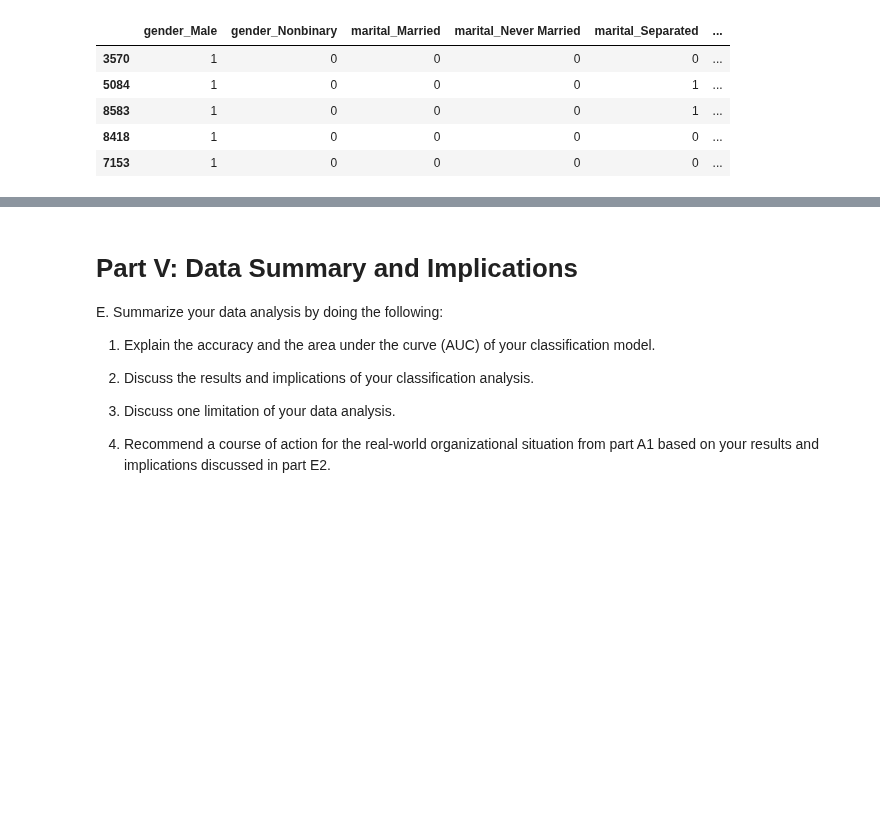
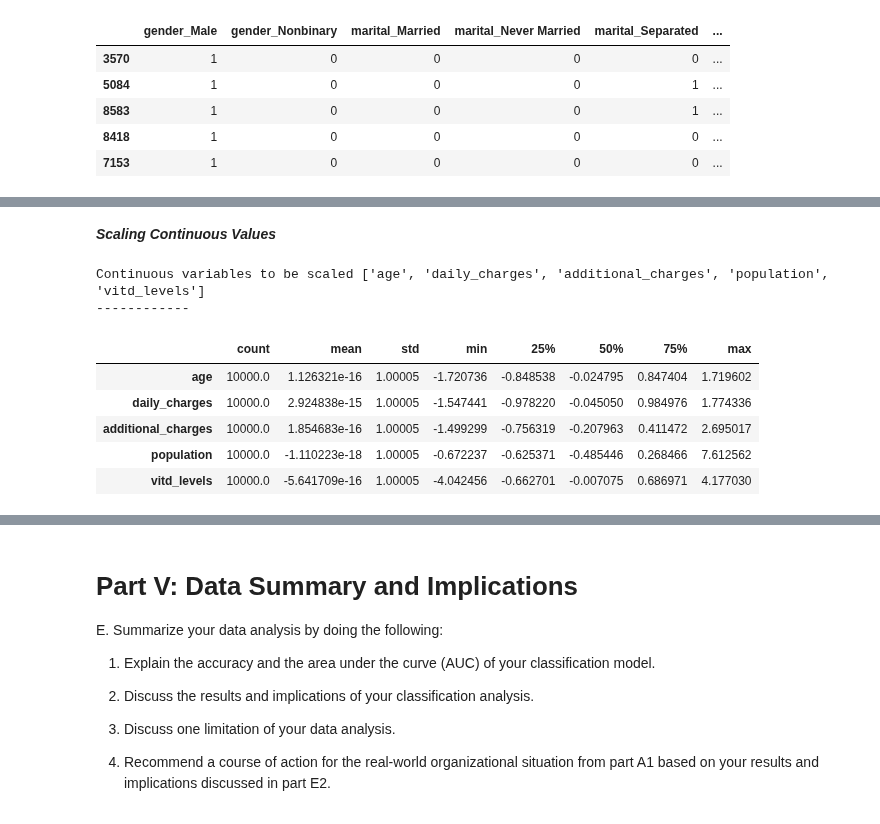
Before and after one commit to DesireeMcElroy/WGU_MSDA, a Jupyter notebook: D209-Data_Mining_I/NaiveBayes_Task1.ipynb, the cells around one changed output, grey strips where cells are left out. Saved outputs shown, nothing was run; the diff lists cells and outputs as text; code cells hidden in the pictures; blank space fills up the shorter version.

```diff
--- a/D209-Data_Mining_I/NaiveBayes_Task1.ipynb
+++ b/D209-Data_Mining_I/NaiveBayes_Task1.ipynb
@@ -284,0 +299,23 @@ There are several methods for standardizing data, each with different applicatio
+# %% [markdown]
+***Scaling Continuous Values***
+# %%
+print(f'Continuous variables to be scaled {cont_vars}')
+print('------------')
+
+# assign scaler
+scaler = StandardScaler()
+
+# run scale function on columns to scale
+df[cont_vars] = scaler.fit_transform(df[cont_vars])
+
+# quick visual
+df[cont_vars].describe().T
+# %% [output]
+Continuous variables to be scaled ['age', 'daily_charges', 'additional_charges', 'population', 'vitd_levels']
+------------
+|  | count | mean | std | min | 25% | 50% | 75% | max |
+| age | 10000.0 | 1.126321e-16 | 1.00005 | -1.720736 | -0.848538 | -0.024795 | 0.847404 | 1.719602 |
+| daily_charges | 10000.0 | 2.924838e-15 | 1.00005 | -1.547441 | -0.978220 | -0.045050 | 0.984976 | 1.774336 |
+| additional_charges | 10000.0 | 1.854683e-16 | 1.00005 | -1.499299 | -0.756319 | -0.207963 | 0.411472 | 2.695017 |
+| population | 10000.0 | -1.110223e-18 | 1.00005 | -0.672237 | -0.625371 | -0.485446 | 0.268466 | 7.612562 |
+| vitd_levels | 10000.0 | -5.641709e-16 | 1.00005 | -4.042456 | -0.662701 | -0.007075 | 0.686971 | 4.177030 |
```
Also changed, not shown: parts of 18 cells of this notebook.
